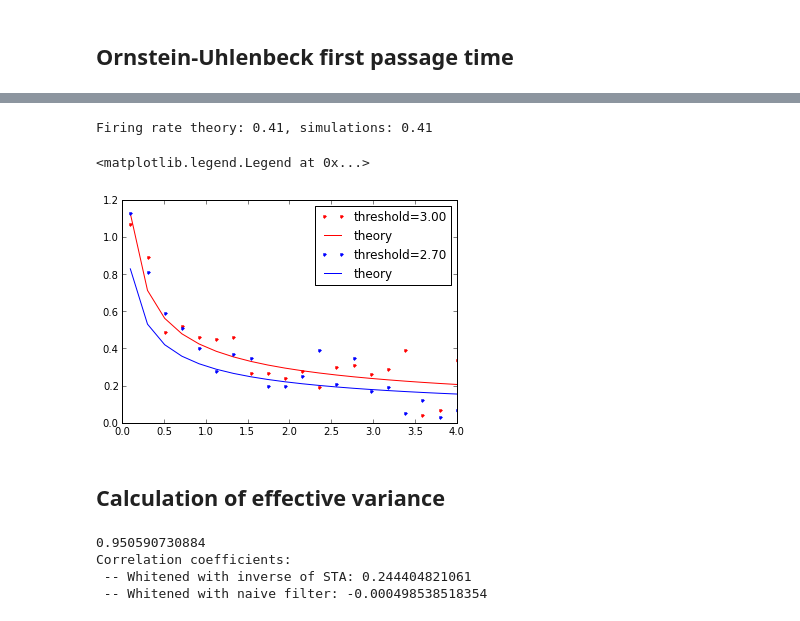
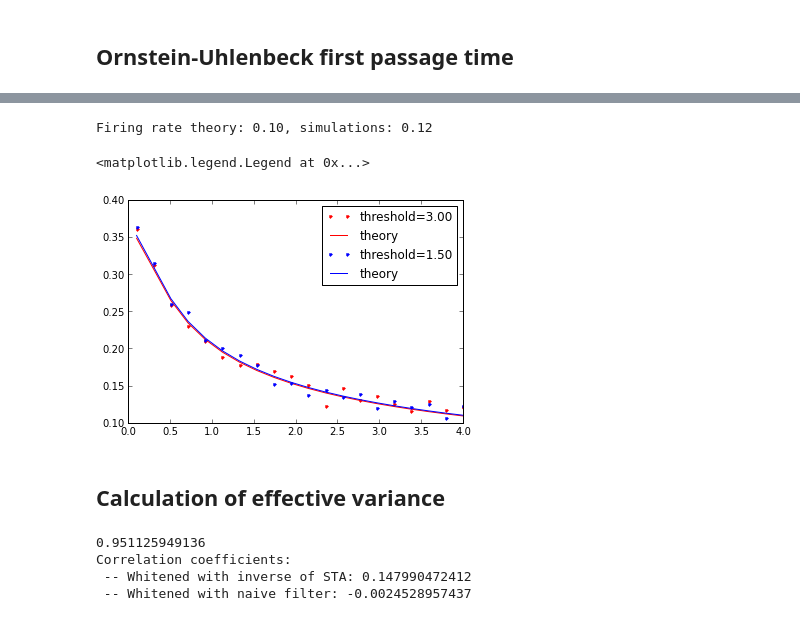
Before and after one commit to yzerlaut/transfer_functions, a Jupyter notebook: ornstein_uhlenbeck_covariance.ipynb, the cells around one changed output, grey strips where cells are left out. Drawn from its saved outputs; the diff is of its cells as text; code cells hidden in the pictures.

```diff
--- a/ornstein_uhlenbeck_covariance.ipynb
+++ b/ornstein_uhlenbeck_covariance.ipynb
@@ -31,7 +32,7 @@ def calculate_cov_matrix(y, tmax, dt=1.):
           for i in range(n_max)]
     return linalg.toeplitz(cov)
 # %%
-def ornstein_uhlenbeck(mu, sigma, theta, tmax, dt=1.):
+def ornstein_uhlenbeck(mu, sigma, theta, tmax, dt=dt):
     """return a realisation of ornstein-uhlenbeck process"""
 
     diffcoef = sigma**2
@@ -54,7 +55,7 @@ def ornstein_uhlenbeck(mu, sigma, theta, tmax, dt=1.):
 Simulate Ornstein-Uhlenbeck process
 -----------------------------------
 # %%
-ou_samples = ornstein_uhlenbeck(mu, sigma, theta,100000)
+ou_samples = ornstein_uhlenbeck(mu, sigma, theta,10000, dt)
 #ou_samples = np.random.randn(100000)*sigma+mu
 plt.plot(ou_samples[:1000])
 plt.title('sample process')
@@ -63,0 +65,5 @@ plt.title('sample process')
+# %%
+f = np.arange(len(ou_samples)/2)/dt
+plt.loglog(f, np.abs(np.fft.fft(ou_samples))[:len(ou_samples)/2])
+ou_samples = ornstein_uhlenbeck(mu, sigma, theta,1000, dt/10.)
+plt.loglog(f, np.abs(np.fft.fft(ou_samples))[:len(ou_samples)/2])
@@ -248,41 +276,45 @@ def gaussian_nd(x, mu, cxx):
     exponent = -1/2.*np.dot(np.dot(delta_x, inv_cxx), delta_x)
     return 1./norm*np.exp(exponent)
 
-def ou_rate(mu, sigma, tau, threshold):
+def ou_rate(mu, sigma, tau, threshold, dt=dt):
     cxx = cov_matrix(sigma*np.sqrt(2./tau), 1./tau, 2*dt, dt)
     prob = lambda x, y: gaussian_nd(np.array([x,y]), mu, cxx)
 
-    integrate.dblquad?
     gfun = lambda x: threshold
     hfun = lambda x: np.inf
     p, err = integrate.dblquad(prob, -np.inf, threshold, gfun, hfun)
-    return p/dt
+
+    return p/np.sqrt(dt)
 
 rate_theory = ou_rate(mu, sigma, tau, threshold)
 rate_simulations = calc_fr(mu, sigma, tau, threshold)
 print "Firing rate theory: %.2f, simulations: %.2f" % (rate_theory, rate_simulations)
 # %% [output]
-Firing rate theory: 0.41, simulations: 0.41
+Firing rate theory: 0.10, simulations: 0.12
 # %%
-def fr_tau(mu, sigma, taus, threshold, n=1e3):
-    sim = [calc_fr(mu, sigma, tau, threshold, n=1e2) for tau in taus]
-    theory = [ou_rate(mu, sigma, tau, threshold) for tau in taus]
-    return np.array(sim), np.array(theory)
+from functools import partial
+
+def fr_tau(mu, sigma, taus, threshold):
+    def _wrapper(f):
+        return np.array([f(mu, sigma, tau, threshold) for tau in taus])
+    return _wrapper
 
 taus = np.linspace(0.1, 4, 20)
-fr_vs_tau, fr_theory = fr_tau(mu, sigma, taus, threshold)
+funcs = [partial(calc_fr, tmax=1e3), ou_rate]
+
+fr_vs_tau, fr_theory = map(fr_tau(mu, sigma, taus, threshold), funcs)
 plt.plot(taus, fr_vs_tau, 'r.', label='threshold=%.2f' % threshold)
 plt.plot(taus, fr_theory, 'r-', label='theory' )
 
-fr_vs_tau, fr_theory = fr_tau(mu, sigma, taus, threshold*0.9)
-plt.plot(taus, fr_vs_tau, 'b.', label='threshold=%.2f' % (threshold*0.9))
+fr_vs_tau, fr_theory = map(fr_tau(mu, sigma, taus, threshold*0.5), funcs)
+plt.plot(taus, fr_vs_tau, 'b.', label='threshold=%.2f' % (threshold*0.5))
 plt.plot(taus, fr_theory, 'b-', label='theory' )
 
 #tau_arr, fr_vs_tau = np.array([(_, calc_fr(mu, sigma, _, threshold*0.9, n=1e2)) for _ in np.linspace(0.1, 4, 20) ]).T
 #plt.plot(tau_arr, fr_vs_tau, '.', label='threshold=%.2f' % (threshold*0.9))
 #plt.plot(tau_arr, fr_theory, 'r-', label='theory' )
 
 plt.legend()
 # %% [output]
 <matplotlib.legend.Legend at 0x...>
-[figure, old version]
+[figure, new version]
@@ -300,7 +323,7 @@ Calculation of effective variance
 ---------------------------------
 # %%
 ou_process = rescaled_ou(mu, sigma, tau, 1000)
-spikes = spike_train(ou_process)
+spikes = spike_train(ou_process, threshold)
 sta = calculate_sta(ou_process, spikes, 100)
 
 def covar(x):
@@ -345,10 +368,10 @@ print " -- Whitened with naive filter:", corr(ou_filtered_naive)
 #sta = np.correlate(ou_process - mu, spikes)[::-1]
 #plt.plot(sta)
 # %% [output]
-0.950590730884
+0.951125949136
 Correlation coefficients:
- -- Whitened with inverse of STA: 0.244404821061
- -- Whitened with naive filter: -0.000498538518354
+ -- Whitened with inverse of STA: 0.147990472412
+ -- Whitened with naive filter: -0.0024528957437
 # %%
 plt.plot(ou_filtered_naive[:500])
 plt.twinx()
```
Also changed, not shown: parts of 18 cells of this notebook.
